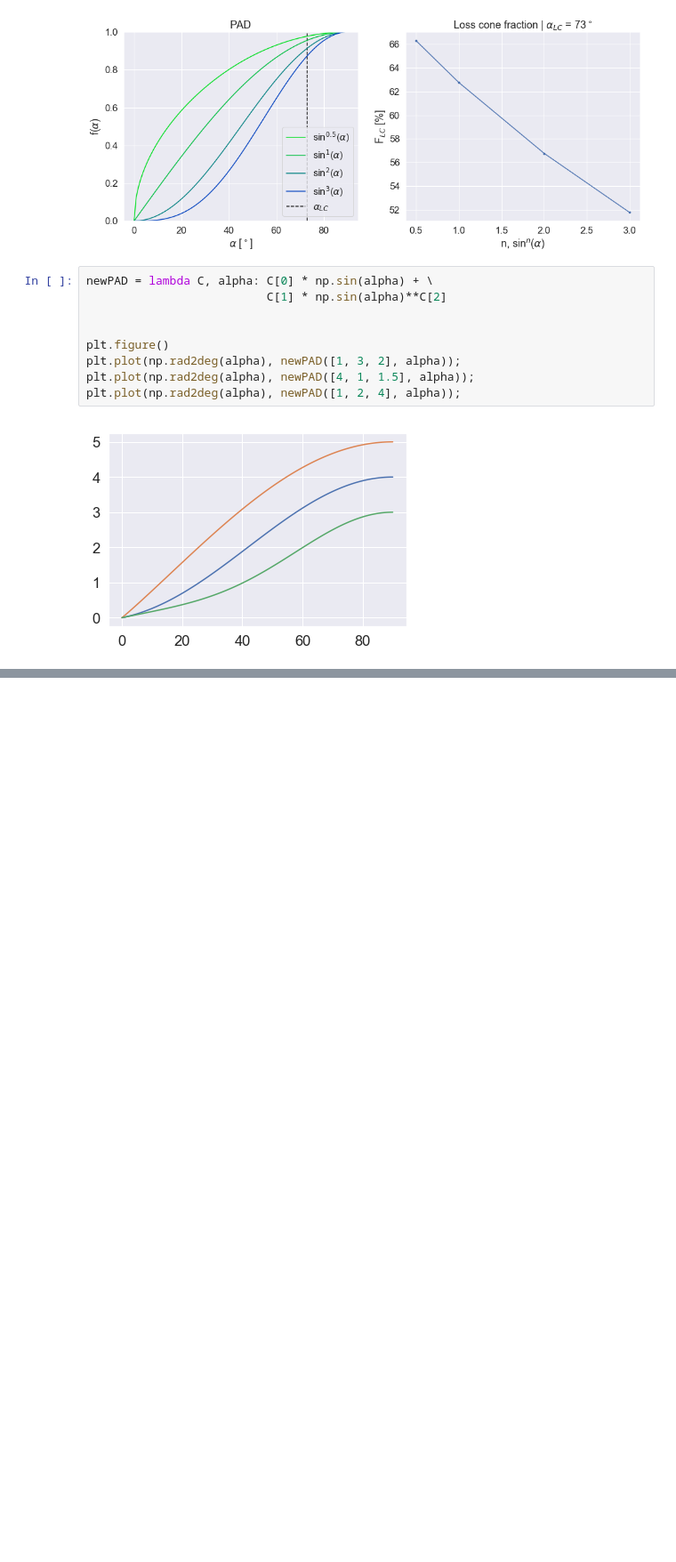
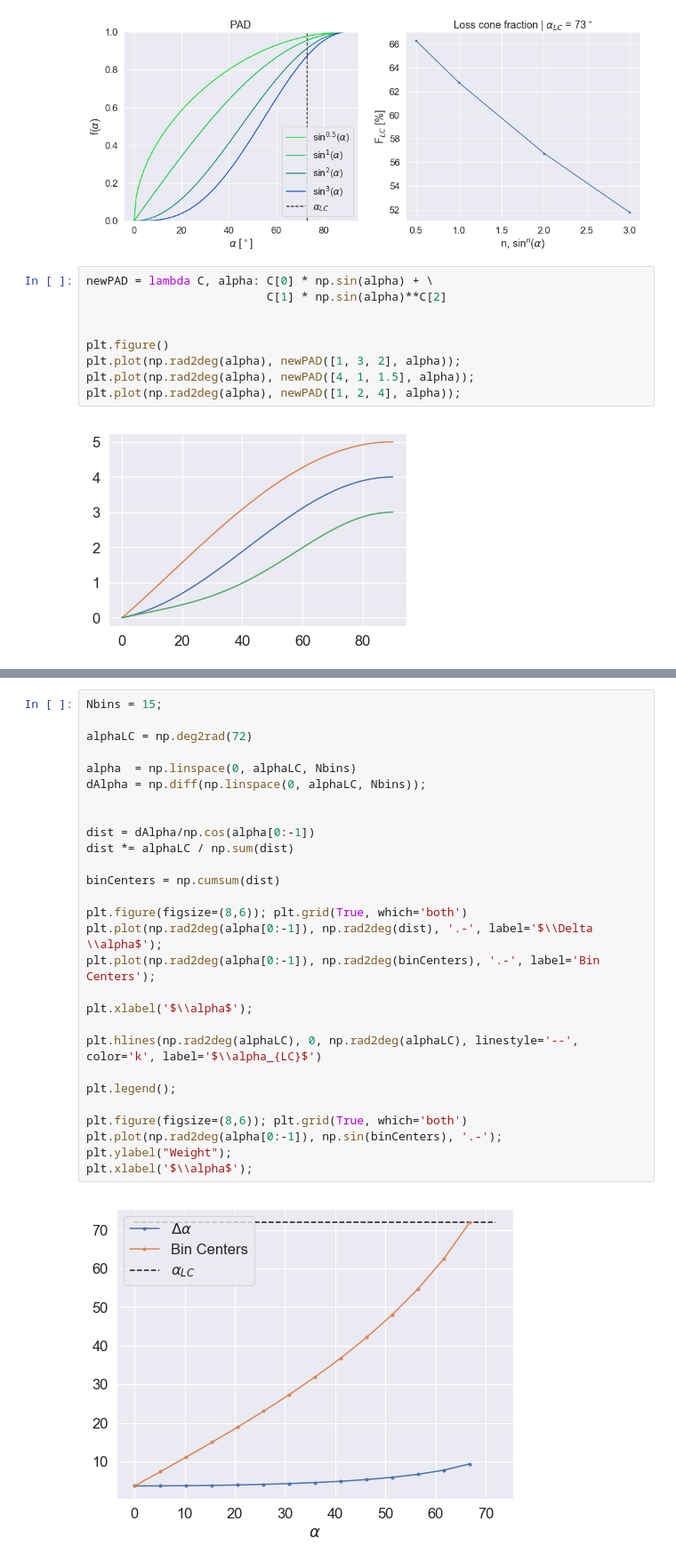
Before and after one commit to GrantBerland/Geant4_Atmospheric_EPP, a Jupyter notebook: analysis/sampling_checks.ipynb, the cells around one changed output, grey strips where cells are left out. Shown: that part at 89% size. Cells and saved outputs as stored; diff of their text form; blank space fills up the shorter version.

```diff
--- a/analysis/sampling_checks.ipynb
+++ b/analysis/sampling_checks.ipynb
@@ -228,0 +248,30 @@ plt.plot(np.rad2deg(alpha), PAD);
+# %%
+Nbins = 15;
+
+alphaLC = np.deg2rad(72)
+
+alpha  = np.linspace(0, alphaLC, Nbins)
+dAlpha = np.diff(np.linspace(0, alphaLC, Nbins));
+
+
+dist = dAlpha/np.cos(alpha[0:-1])
+dist *= alphaLC / np.sum(dist)
+
+binCenters = np.cumsum(dist)
+
+plt.figure(figsize=(8,6)); plt.grid(True, which='both')
+plt.plot(np.rad2deg(alpha[0:-1]), np.rad2deg(dist), '.-', label='$\\Delta \\alpha$');
+plt.plot(np.rad2deg(alpha[0:-1]), np.rad2deg(binCenters), '.-', label='Bin Centers');
+
+plt.xlabel('$\\alpha$');
+
+plt.hlines(np.rad2deg(alphaLC), 0, np.rad2deg(alphaLC), linestyle='--', color='k', label='$\\alpha_{LC}$')
+
+plt.legend();
+
+plt.figure(figsize=(8,6)); plt.grid(True, which='both')
+plt.plot(np.rad2deg(alpha[0:-1]), np.sin(binCenters), '.-');
+plt.ylabel("Weight");
+plt.xlabel('$\\alpha$');
+# %% [output]
+[figure, added]
```
Also changed, not shown: parts of 4 cells of this notebook, 4 other files.
